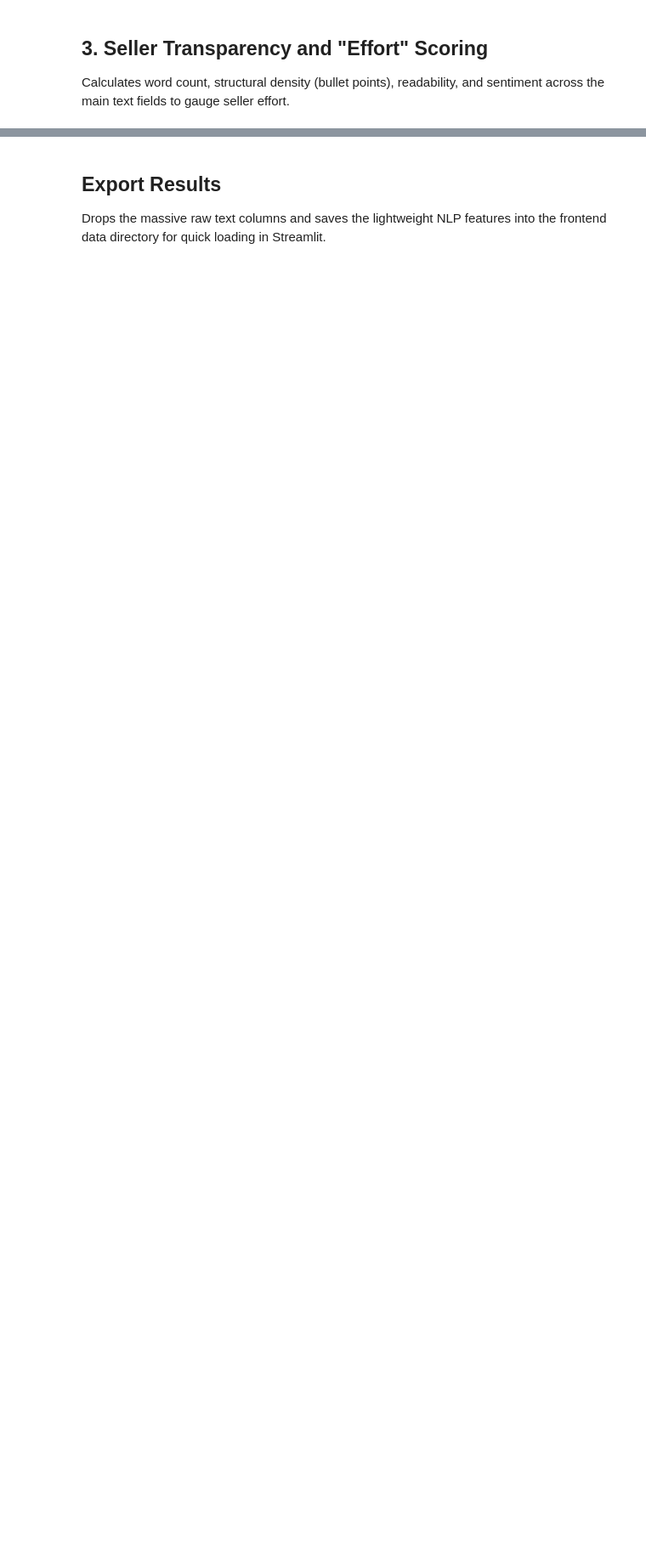
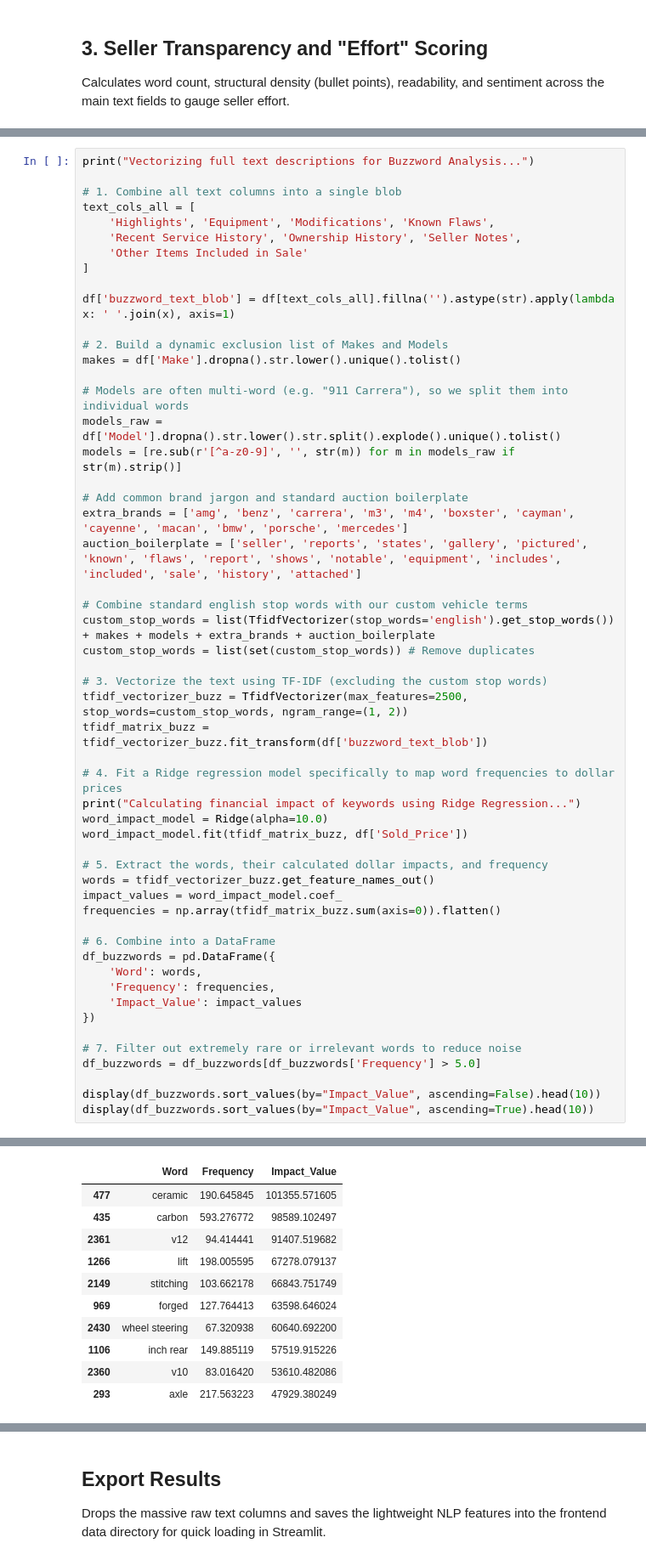
Before and after one commit to nickmiller173/classic_cars, a Jupyter notebook: NLP/NLP_analysis.ipynb, the cells around one changed output, grey strips where cells are left out. Shown at 85% size. Cells and saved outputs as stored; diff of their text form; blank space fills up the shorter version.

Commit message:
added new static data sets for residual and buzzwords

```diff
--- a/NLP/NLP_analysis.ipynb
+++ b/NLP/NLP_analysis.ipynb
@@ -243,0 +212,54 @@ Calculating Section-Specific Word Counts...
+# %%
+print("Vectorizing full text descriptions for Buzzword Analysis...")
+
+# 1. Combine all text columns into a single blob
+text_cols_all = [
+    'Highlights', 'Equipment', 'Modifications', 'Known Flaws',
+    'Recent Service History', 'Ownership History', 'Seller Notes',
+    'Other Items Included in Sale'
+]
+
+df['buzzword_text_blob'] = df[text_cols_all].fillna('').astype(str).apply(lambda x: ' '.join(x), axis=1)
+
+# 2. Build a dynamic exclusion list of Makes and Models
+makes = df['Make'].dropna().str.lower().unique().tolist()
+
+# Models are often multi-word (e.g. "911 Carrera"), so we split them into individual words
+models_raw = df['Model'].dropna().str.lower().str.split().explode().unique().tolist()
+models = [re.sub(r'[^a-z0-9]', '', str(m)) for m in models_raw if str(m).strip()]
+
+# Add common brand jargon and standard auction boilerplate
+extra_brands = ['amg', 'benz', 'carrera', 'm3', 'm4', 'boxster', 'cayman', 'cayenne', 'macan', 'bmw', 'porsche', 'mercedes']
+auction_boilerplate = ['seller', 'reports', 'states', 'gallery', 'pictured', 'known', 'flaws', 'report', 'shows', 'notable', 'equipment', 'includes', 'included', 'sale', 'history', 'attached']
+
+# Combine standard english stop words with our custom vehicle terms
+custom_stop_words = list(TfidfVectorizer(stop_words='english').get_stop_words()) + makes + models + extra_brands + auction_boilerplate
+custom_stop_words = list(set(custom_stop_words)) # Remove duplicates
+
+# 3. Vectorize the text using TF-IDF (excluding the custom stop words)
+tfidf_vectorizer_buzz = TfidfVectorizer(max_features=2500, stop_words=custom_stop_words, ngram_range=(1, 2))
+tfidf_matrix_buzz = tfidf_vectorizer_buzz.fit_transform(df['buzzword_text_blob'])
+
+# 4. Fit a Ridge regression model specifically to map word frequencies to dollar prices
+print("Calculating financial impact of keywords using Ridge Regression...")
+word_impact_model = Ridge(alpha=10.0)
+word_impact_model.fit(tfidf_matrix_buzz, df['Sold_Price'])
+
+# 5. Extract the words, their calculated dollar impacts, and frequency
+words = tfidf_vectorizer_buzz.get_feature_names_out()
+impact_values = word_impact_model.coef_
+frequencies = np.array(tfidf_matrix_buzz.sum(axis=0)).flatten()
+
+# 6. Combine into a DataFrame
+df_buzzwords = pd.DataFrame({
+    'Word': words,
+    'Frequency': frequencies,
+    'Impact_Value': impact_values
+})
+
+# 7. Filter out extremely rare or irrelevant words to reduce noise
+df_buzzwords = df_buzzwords[df_buzzwords['Frequency'] > 5.0]
+
+display(df_buzzwords.sort_values(by="Impact_Value", ascending=False).head(10))
+display(df_buzzwords.sort_values(by="Impact_Value", ascending=True).head(10))
+# %% [output]
@@ -243,0 +268,11 @@ Calculating Section-Specific Word Counts...
+|  | Word | Frequency | Impact_Value |
+| 477 | ceramic | 190.645845 | 101355.571605 |
+| 435 | carbon | 593.276772 | 98589.102497 |
+| 2361 | v12 | 94.414441 | 91407.519682 |
+| 1266 | lift | 198.005595 | 67278.079137 |
+| 2149 | stitching | 103.662178 | 66843.751749 |
+| 969 | forged | 127.764413 | 63598.646024 |
+| 2430 | wheel steering | 67.320938 | 60640.692200 |
+| 1106 | inch rear | 149.885119 | 57519.915226 |
+| 2360 | v10 | 83.016420 | 53610.482086 |
+| 293 | axle | 217.563223 | 47929.380249 |
```
Also changed, not shown: parts of 6 cells of this notebook, 3 other files.
